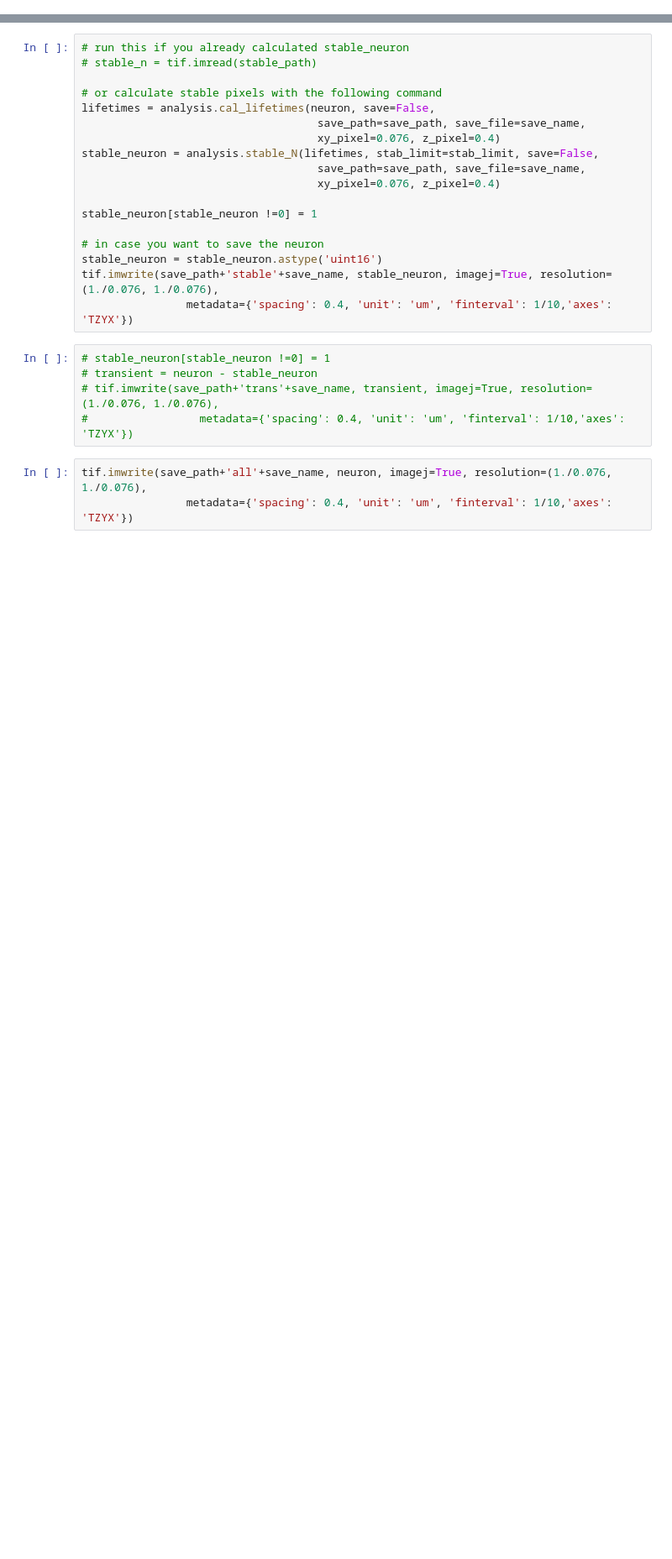
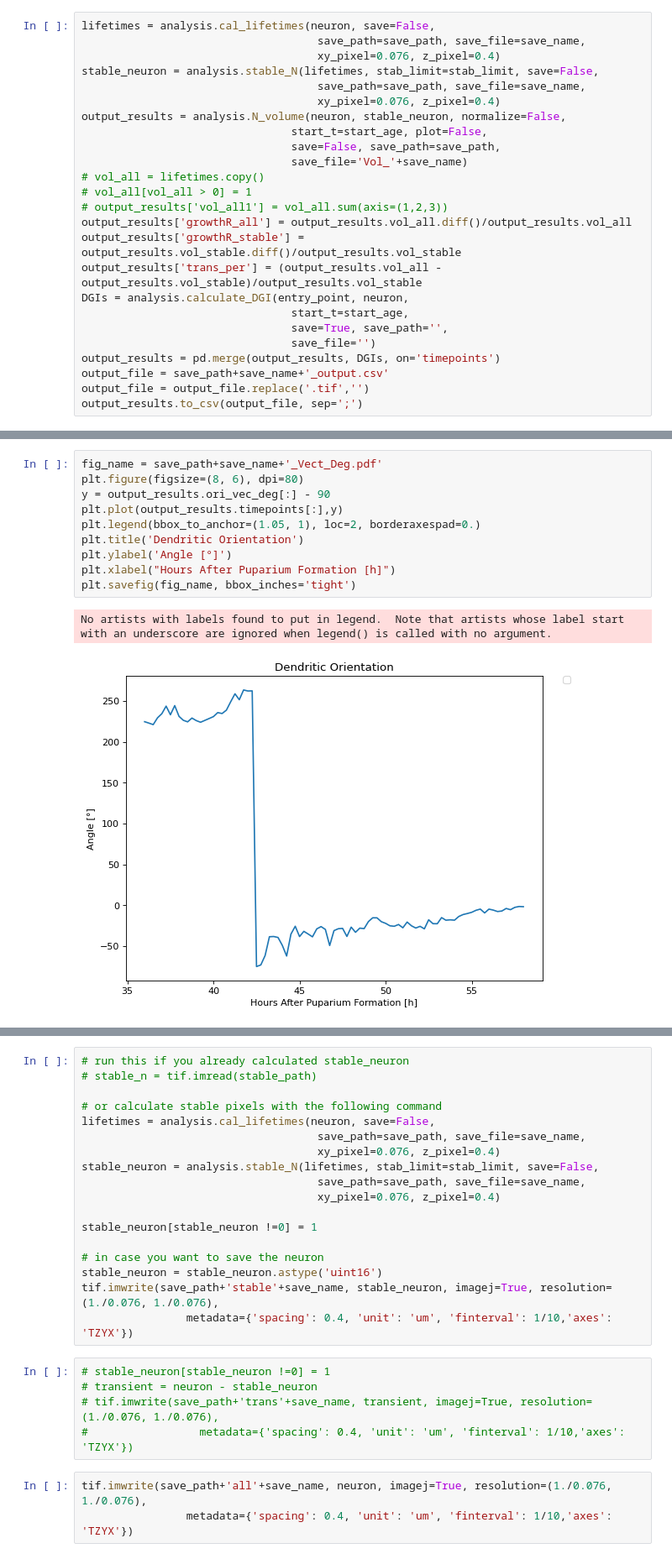
Before and after one commit to Asashou/TLI, a Jupyter notebook: pipeline/steps/step4_analysis.ipynb, the cells around one changed output, grey strips where cells are left out. Shown at 84% size. Drawn from its saved outputs; the diff is of its cells as text; blank space fills up the shorter version.

```diff
--- a/pipeline/steps/step4_analysis.ipynb
+++ b/pipeline/steps/step4_analysis.ipynb
@@ -22,0 +39,25 @@ import pandas as pd
+# %%
+lifetimes = analysis.cal_lifetimes(neuron, save=False,
+                                    save_path=save_path, save_file=save_name,
+                                    xy_pixel=0.076, z_pixel=0.4)
+stable_neuron = analysis.stable_N(lifetimes, stab_limit=stab_limit, save=False,
+                                    save_path=save_path, save_file=save_name,
+                                    xy_pixel=0.076, z_pixel=0.4)
+output_results = analysis.N_volume(neuron, stable_neuron, normalize=False,
+                                start_t=start_age, plot=False,
+                                save=False, save_path=save_path,
+                                save_file='Vol_'+save_name)
+# vol_all = lifetimes.copy()
+# vol_all[vol_all > 0] = 1
+# output_results['vol_all1'] = vol_all.sum(axis=(1,2,3))
+output_results['growthR_all'] = output_results.vol_all.diff()/output_results.vol_all
+output_results['growthR_stable'] = output_results.vol_stable.diff()/output_results.vol_stable
+output_results['trans_per'] = (output_results.vol_all - output_results.vol_stable)/output_results.vol_stable
+DGIs = analysis.calculate_DGI(entry_point, neuron,
+                                start_t=start_age,
+                                save=True, save_path='',
+                                save_file='')
+output_results = pd.merge(output_results, DGIs, on='timepoints')
+output_file = save_path+save_name+'_output.csv'
+output_file = output_file.replace('.tif','')
+output_results.to_csv(output_file, sep=';')
@@ -23 +73,14 @@ import pandas as pd
+# %%
+fig_name = save_path+save_name+'_Vect_Deg.pdf'
+plt.figure(figsize=(8, 6), dpi=80)
+y = output_results.ori_vec_deg[:] - 90
+plt.plot(output_results.timepoints[:],y)
+plt.legend(bbox_to_anchor=(1.05, 1), loc=2, borderaxespad=0.)
+plt.title('Dendritic Orientation')
+plt.ylabel('Angle [°]')
+plt.xlabel("Hours After Puparium Formation [h]")
+plt.savefig(fig_name, bbox_inches='tight')
+# %% [output]
+No artists with labels found to put in legend.  Note that artists whose label start with an underscore are ignored when legend() is called with no argument.
+[figure, added]
 # %%
```
Also changed, not shown: parts of 18 cells of this notebook.
